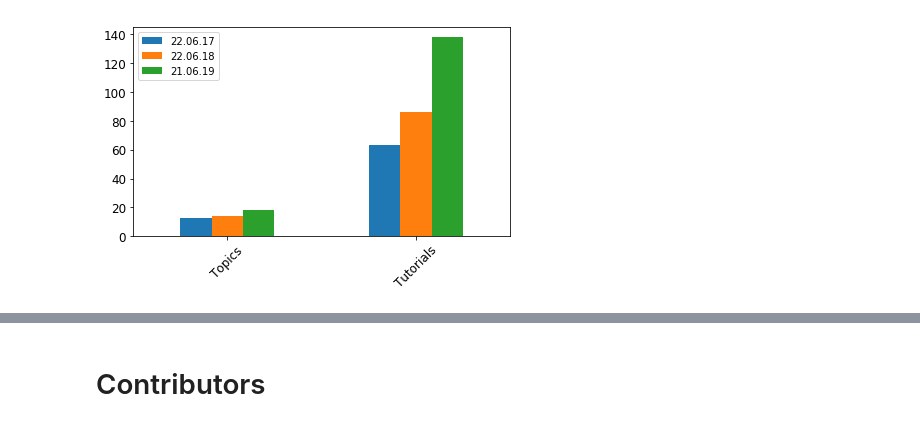
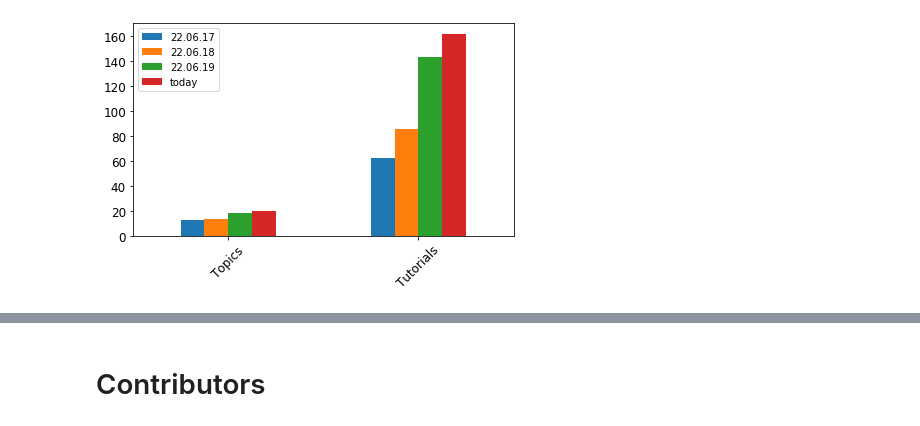
Before and after one commit to bebatut/galaxy-training-material-stats, a Jupyter notebook: src/extract_repo_content_stats.ipynb, the cells around one changed output, grey strips where cells are left out. Drawn from its saved outputs; the diff is of its cells as text; code cells hidden in the pictures.

Commit message:
Extract content evolution and contributors

```diff
--- a/src/extract_repo_content_stats.ipynb
+++ b/src/extract_repo_content_stats.ipynb
@@ -165,7 +36,0 @@ def extract_training_stats(content, date):
-# %%
-# extract stats
-training_stats = {}
-for d, cont in training_contents.items():
-    print(d)
-    training_stats[d] = extract_training_stats(cont, d)
-    print()
@@ -234,19 +36,0 @@ print(new_topics)
-# %%
-# get new tutorials
-tutorials = {}
-for d in dates:
-    tutorials[d] = set()
-    for topic, tutos in training_contents[d].items():
-        tutorials[d].update(["%s - %s" % (topic, t) for t in tutos])
-new_tutos = tutorials[dates[1]] - tutorials[dates[0]]
-print(len(new_tutos))
-tutos_counts = {'admin': 0, 'new_topics': 0, 'old_topics': 0}
-for n_t in new_tutos:
-    topic = n_t.split(' - ')[0]
-    if topic == 'admin':
-        tutos_counts['admin'] += 1
-    elif topic in  new_topics:
-        tutos_counts['new_topics'] += 1
-    else:
-        tutos_counts['old_topics'] += 1
-print(tutos_counts)
@@ -264,0 +142,16 @@ all_stats
+# %%
+# extract training content
+training_contents = {}
+stats_per_date = {}
+global_stats = pd.DataFrame(columns=[], index=[])
+for d, git_com in gitcommit_dates.items():
+    training_contents[d], stats_per_date[d] = extract_training_content(git_com)
+    aggr_stats = (stats_per_date[d]
+                  .sum()
+                  .add(pd.Series([len(training_contents[d])], index=['Topics']), fill_value=0)
+                  .to_frame(name=d))
+    global_stats = pd.concat([global_stats, aggr_stats], axis=1)
+# format table
+global_stats = (global_stats
+    .reindex(['Topics', 'Introduction slide decks', 'Tutorials', 'Slide decks', 'Hands-on tutorials', 'Workflows', 'Data on Zenodo', 'Data on data library'])
+    .astype(int))
@@ -265,9 +249,9 @@ all_stats
 # %%
-content_stats = all_stats[["Topics"]].transpose()
+content_stats = global_stats.loc[['Topics', 'Tutorials']]
 # plot barplot stats
 ax = content_stats.plot(kind='bar', legend=True, fontsize=12)
 ax.set_xticklabels(content_stats.index, rotation=45)
 plt.tight_layout()
 plt.savefig("../images/topic_stat_plot.png", transparent=True, dpi=150)
 # %% [output]
-[figure, old version]
+[figure, new version]
```
Also changed, not shown: parts of 40 cells of this notebook.
